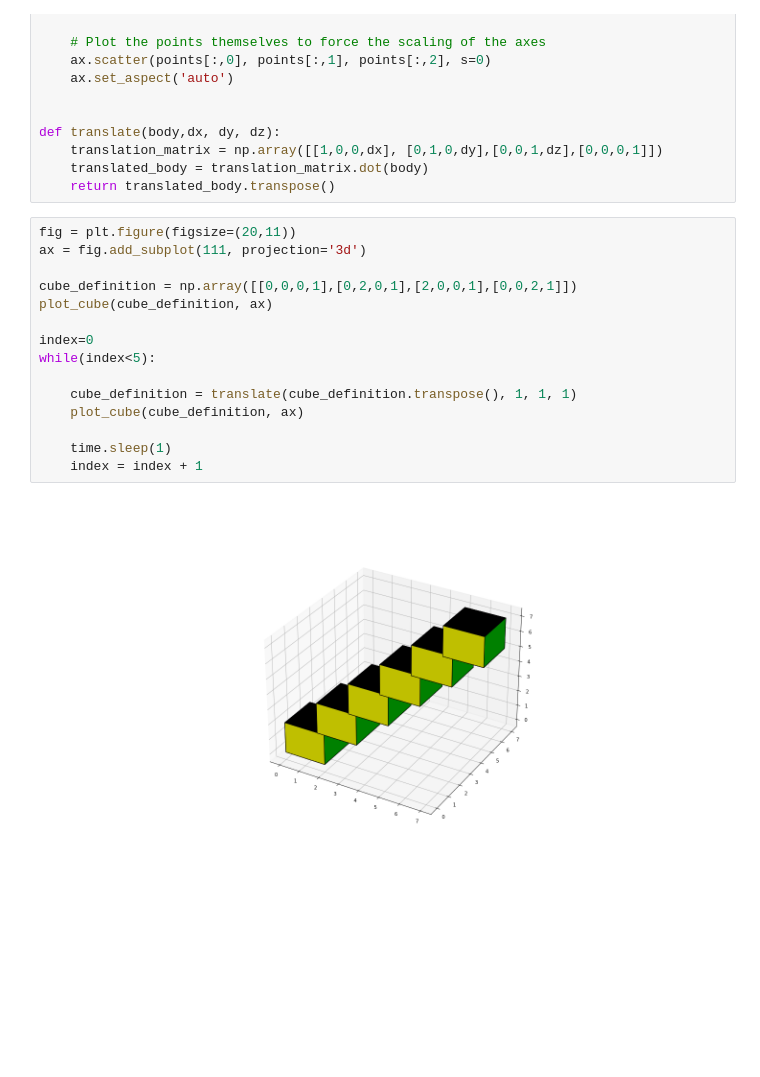
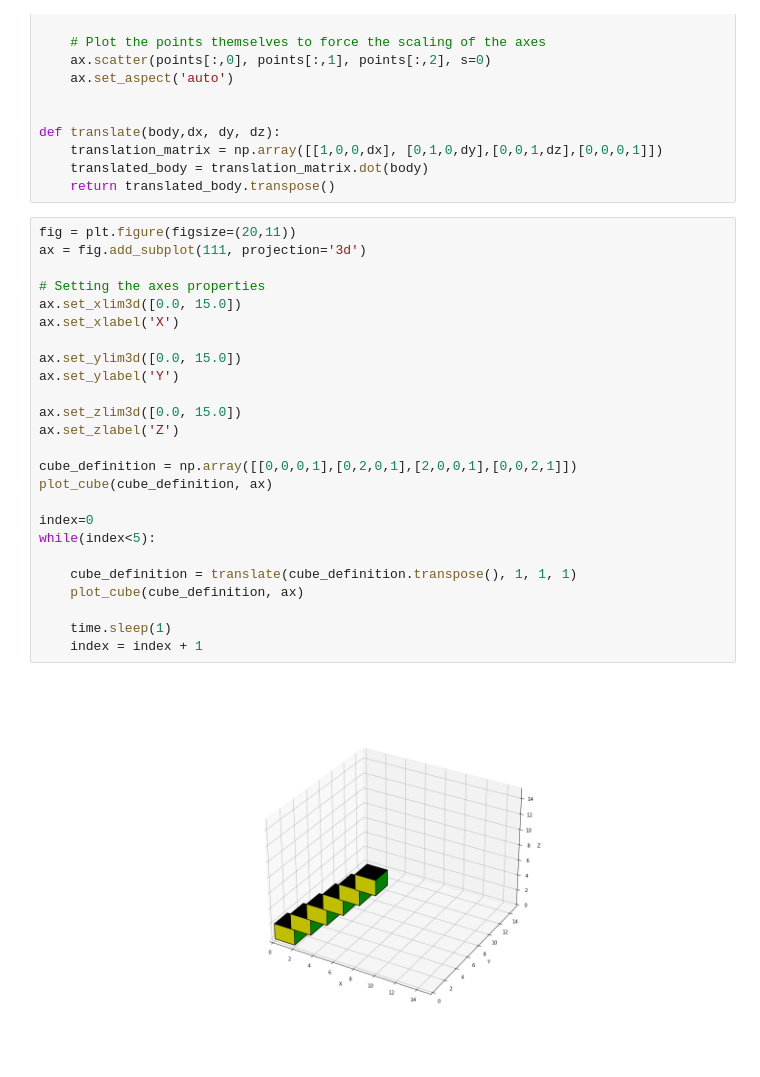
Before and after one commit to gsbiel/computer-vision, a Jupyter notebook: workdir/trabalhos/trab_01.ipynb, the cells around one changed output. Drawn from its saved outputs; the diff is of its cells as text; blank space fills up the shorter version.

```diff
--- a/workdir/trabalhos/trab_01.ipynb
+++ b/workdir/trabalhos/trab_01.ipynb
@@ -64,17 +64,27 @@ def translate(body,dx, dy, dz):
 # %%
 fig = plt.figure(figsize=(20,11))
 ax = fig.add_subplot(111, projection='3d')
+
+# Setting the axes properties
+ax.set_xlim3d([0.0, 15.0])
+ax.set_xlabel('X')
+
+ax.set_ylim3d([0.0, 15.0])
+ax.set_ylabel('Y')
+
+ax.set_zlim3d([0.0, 15.0])
+ax.set_zlabel('Z')
 
 cube_definition = np.array([[0,0,0,1],[0,2,0,1],[2,0,0,1],[0,0,2,1]])
 plot_cube(cube_definition, ax)
 
 index=0
 while(index<5):
 
     cube_definition = translate(cube_definition.transpose(), 1, 1, 1)
     plot_cube(cube_definition, ax)
 
     time.sleep(1)
     index = index + 1
 # %% [output]
-[figure, old version]
+[figure, new version]
```
